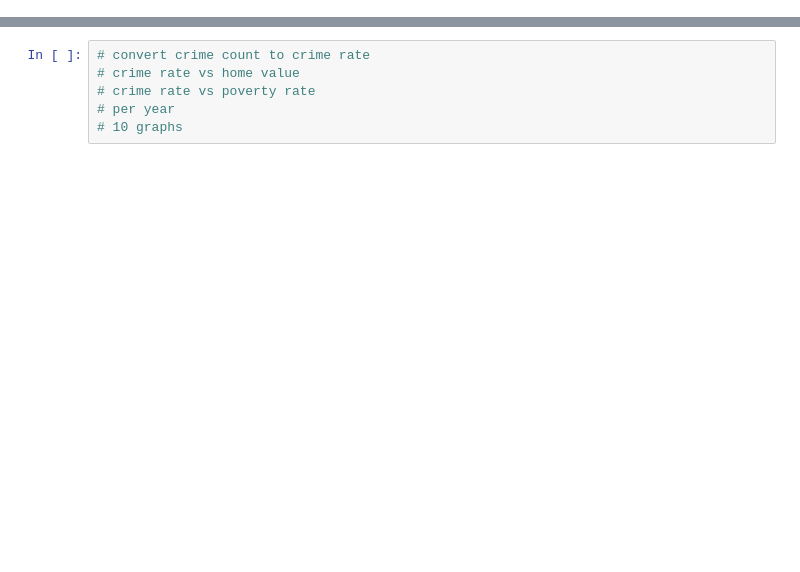
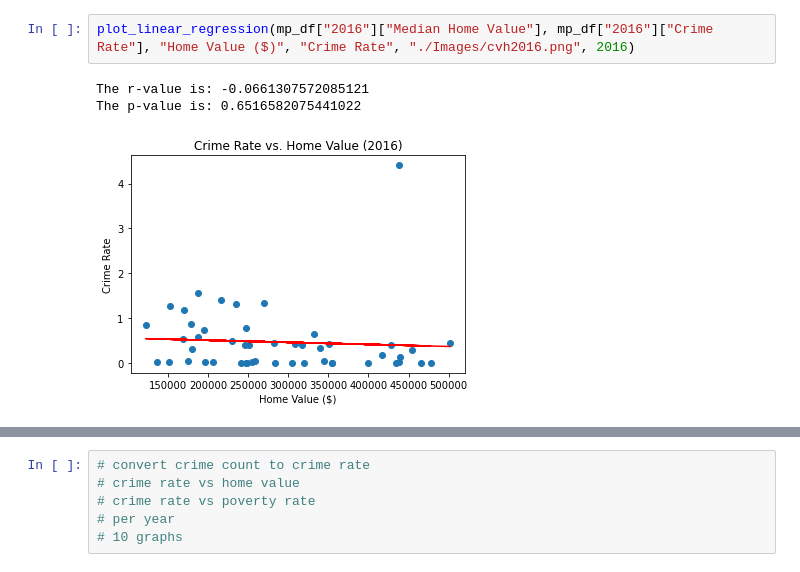
Before and after one commit to sean-galloway/Crime_and_Poverty, a Jupyter notebook: hist_poverty_years.ipynb, the cells around one changed output, grey strips where cells are left out. Drawn from its saved outputs; the diff is of its cells as text; blank space fills up the shorter version.

```diff
--- a/hist_poverty_years.ipynb
+++ b/hist_poverty_years.ipynb
@@ -26,0 +56,6 @@ mp2015_df = merged_personal_df.loc[(merged_personal_df["Year"] == 2015)]
+# %%
+plot_linear_regression(mp_df["2016"]["Median Home Value"], mp_df["2016"]["Crime Rate"], "Home Value ($)", "Crime Rate", "./Images/cvh2016.png", 2016)
+# %% [output]
+The r-value is: -0.0661307572085121
+The p-value is: 0.6516582075441022
+[figure, added]
```
Also changed, not shown: parts of 18 cells of this notebook, 10 other files.
